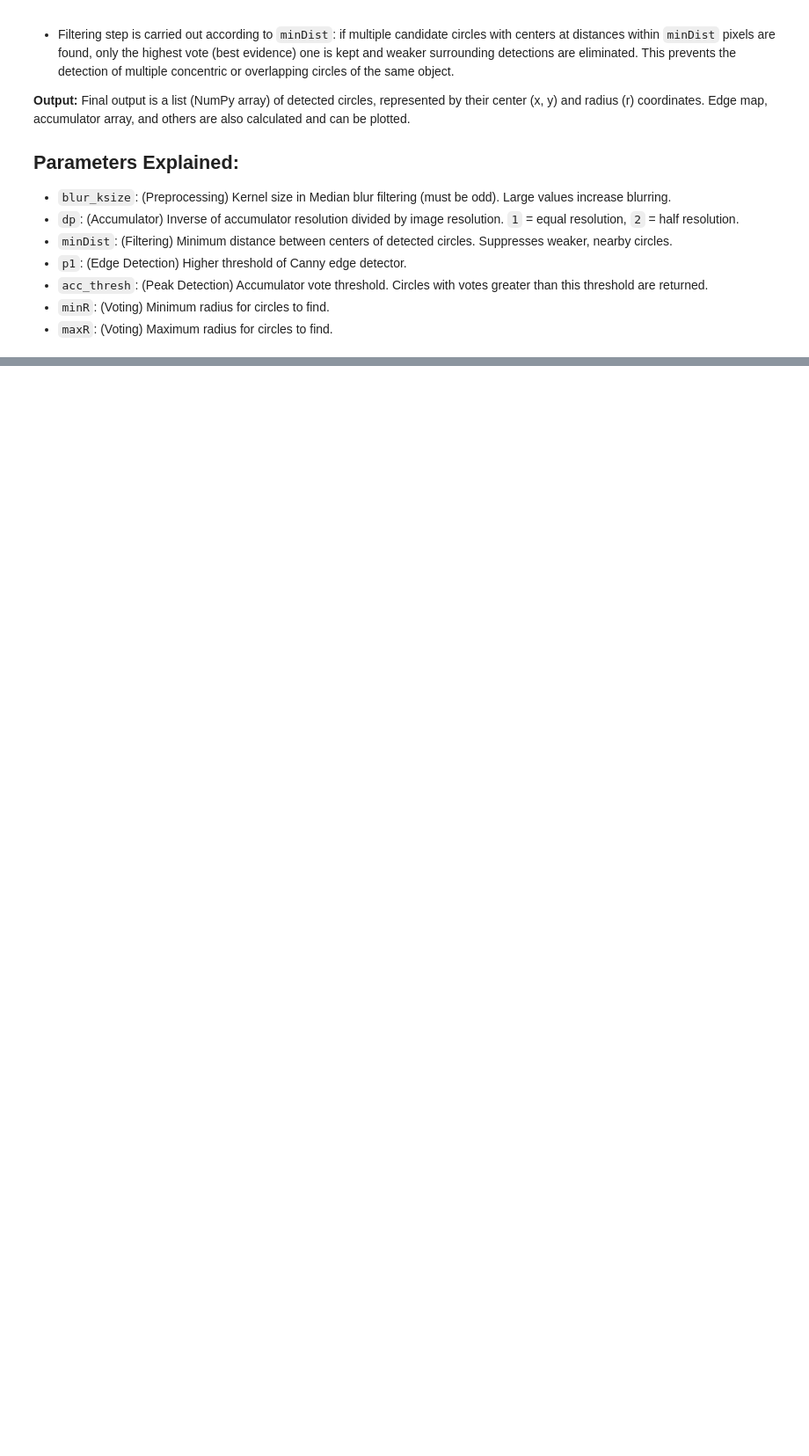
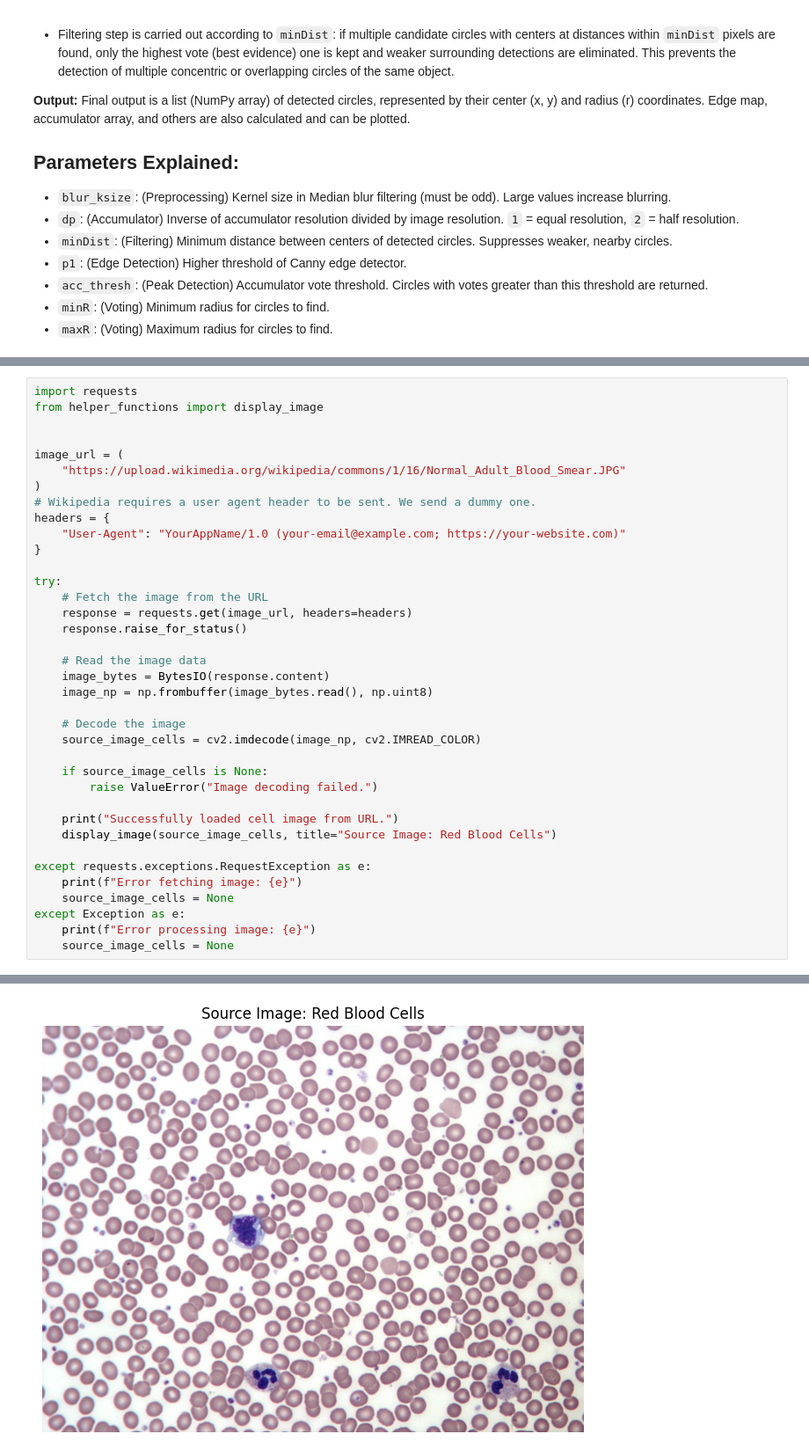
Before and after one commit to NikodemWojtczak/gbsv-MC2, a Jupyter notebook: MC2_notebook_1.ipynb, the cells around one changed output, grey strips where cells are left out. Shown at 88% size. Saved outputs shown, nothing was run; the diff lists cells and outputs as text; blank space fills up the shorter version.

```diff
--- a/MC2_notebook_1.ipynb
+++ b/MC2_notebook_1.ipynb
@@ -381,0 +405,38 @@ Custom Hough Circle Transform steps defined and executed.
+# %%
+import requests
+from helper_functions import display_image
+
+
+image_url = (
+    "https://upload.wikimedia.org/wikipedia/commons/1/16/Normal_Adult_Blood_Smear.JPG"
+)
+# Wikipedia requires a user agent header to be sent. We send a dummy one.
+headers = {
+    "User-Agent": "YourAppName/1.0 (your-email@example.com; https://your-website.com)"
+}
+
+try:
+    # Fetch the image from the URL
+    response = requests.get(image_url, headers=headers)
+    response.raise_for_status()
+
+    # Read the image data
+    image_bytes = BytesIO(response.content)
+    image_np = np.frombuffer(image_bytes.read(), np.uint8)
+
+    # Decode the image
+    source_image_cells = cv2.imdecode(image_np, cv2.IMREAD_COLOR)
+
+    if source_image_cells is None:
+        raise ValueError("Image decoding failed.")
+
+    print("Successfully loaded cell image from URL.")
+    display_image(source_image_cells, title="Source Image: Red Blood Cells")
+
+except requests.exceptions.RequestException as e:
+    print(f"Error fetching image: {e}")
+    source_image_cells = None
+except Exception as e:
+    print(f"Error processing image: {e}")
+    source_image_cells = None
+# %% [output]
@@ -381,0 +444 @@ Custom Hough Circle Transform steps defined and executed.
+[figure, added]
```
Also changed, not shown: parts of 3 cells of this notebook, 3 other files.
